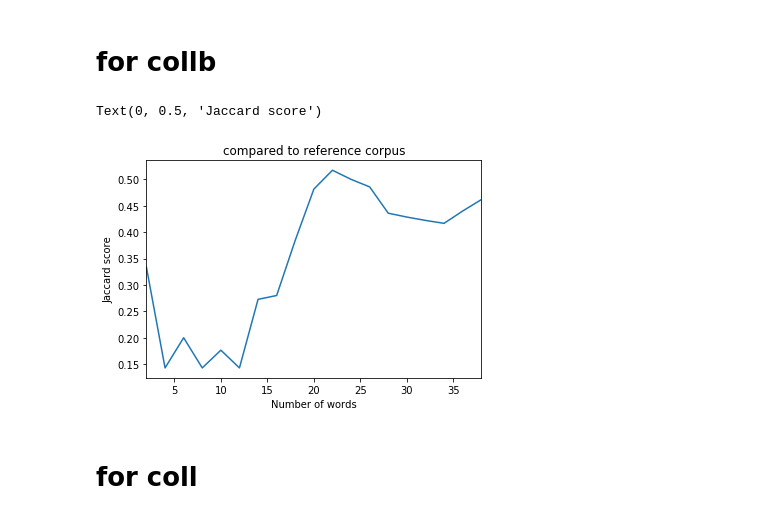
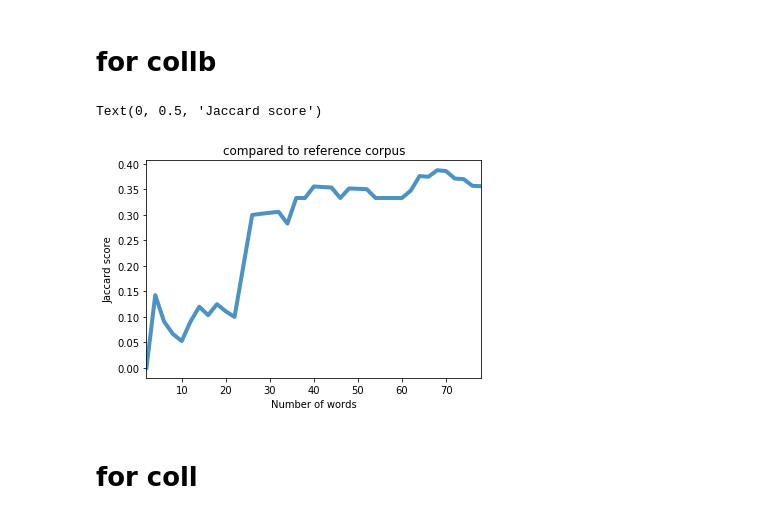
Before and after one commit to Yoonsen/newspapers_coll_conc, a Jupyter notebook: Dist_coll-kaffe-after_review.ipynb, the cells around one changed output. Drawn from its saved outputs; the diff is of its cells as text; code cells hidden in the pictures.

```diff
--- a/Dist_coll-kaffe-after_review.ipynb
+++ b/Dist_coll-kaffe-after_review.ipynb
@@ -285,19 +285,19 @@ top10ref
 
 compare over a range
 # %%
-rng = range(2,40,2)
+rng = range(2,80,2)
 # %% [markdown]
 # for collb
 # %%
-jaccard_scoresb = nb.frame({'ratio': {x:df_jaccard(collb[collb.freq > 20], 'reference', 'score', x) for x in rng}
+jaccard_scoresb = nb.frame({'ratio': {x:df_jaccard(collb[collb.freq > 10], 'reference', 'score', x) for x in rng}
                             }).transpose()
 # %%
-ax = jaccard_scoresb['ratio'].plot(title='compared to reference corpus');
+ax = jaccard_scoresb['ratio'].plot(title='compared to reference corpus', lw=4, alpha=0.8);
 ax.set_xlabel("Number of words")
 ax.set_ylabel("Jaccard score")
 # %% [output]
 Text(0, 0.5, 'Jaccard score')
-[figure, old version]
+[figure, new version]
 # %% [markdown]
 # for coll
 # %%
```
Also changed, not shown: parts of 5 cells of this notebook, 1 other file.
